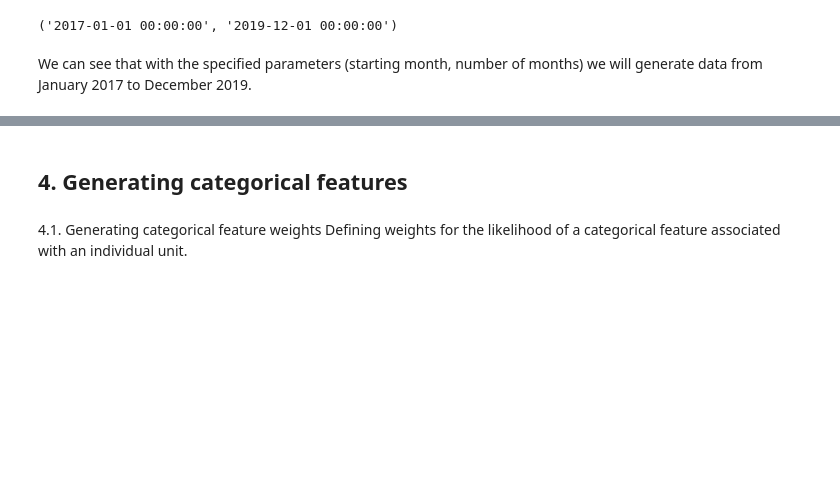
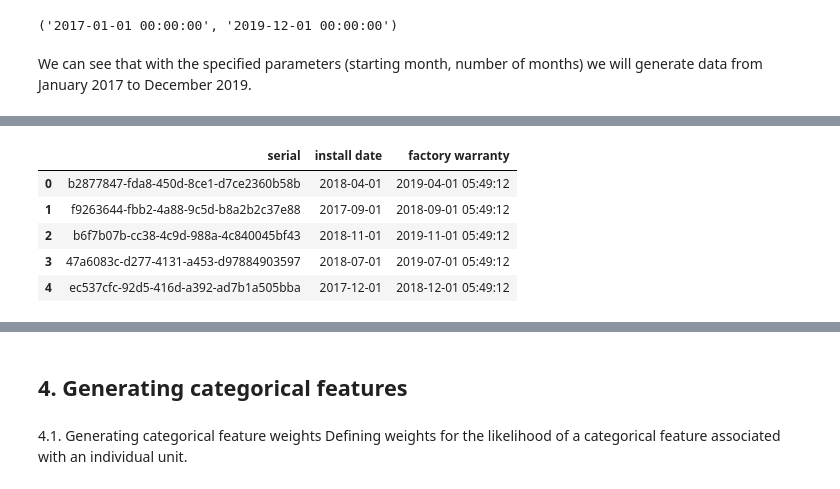
Before and after one commit to pcaulfie/ProgDA-Project, a Jupyter notebook: Install Base Dataset.ipynb, the cells around one changed output, grey strips where cells are left out. Cells and saved outputs as stored; diff of their text form; code cells hidden in the pictures; blank space fills up the shorter version.

```diff
--- a/Install Base Dataset.ipynb
+++ b/Install Base Dataset.ipynb
@@ -100,0 +144,3 @@ installbase
+# %%
+factorywarrantyexpiry = (installdate + np.timedelta64(1, 'Y'))
+factorywarrantyexpiry
@@ -101 +165,11 @@ installbase
+# %%
+installbase['factory warranty'] = pd.concat([factorywarrantyexpiry], axis=0).reset_index().drop('index', 1)
+installbase.head()
+# %% [output]
+|  | serial | install date | factory warranty |
+| 0 | b2877847-fda8-450d-8ce1-d7ce2360b58b | 2018-04-01 | 2019-04-01 05:49:12 |
+| 1 | f9263644-fbb2-4a88-9c5d-b8a2b2c37e88 | 2017-09-01 | 2018-09-01 05:49:12 |
+| 2 | b6f7b07b-cc38-4c9d-988a-4c840045bf43 | 2018-11-01 | 2019-11-01 05:49:12 |
+| 3 | 47a6083c-d277-4131-a453-d97884903597 | 2018-07-01 | 2019-07-01 05:49:12 |
+| 4 | ec537cfc-92d5-416d-a392-ad7b1a505bba | 2017-12-01 | 2018-12-01 05:49:12 |
 # %%
```
Also changed, not shown: parts of 17 cells of this notebook.
